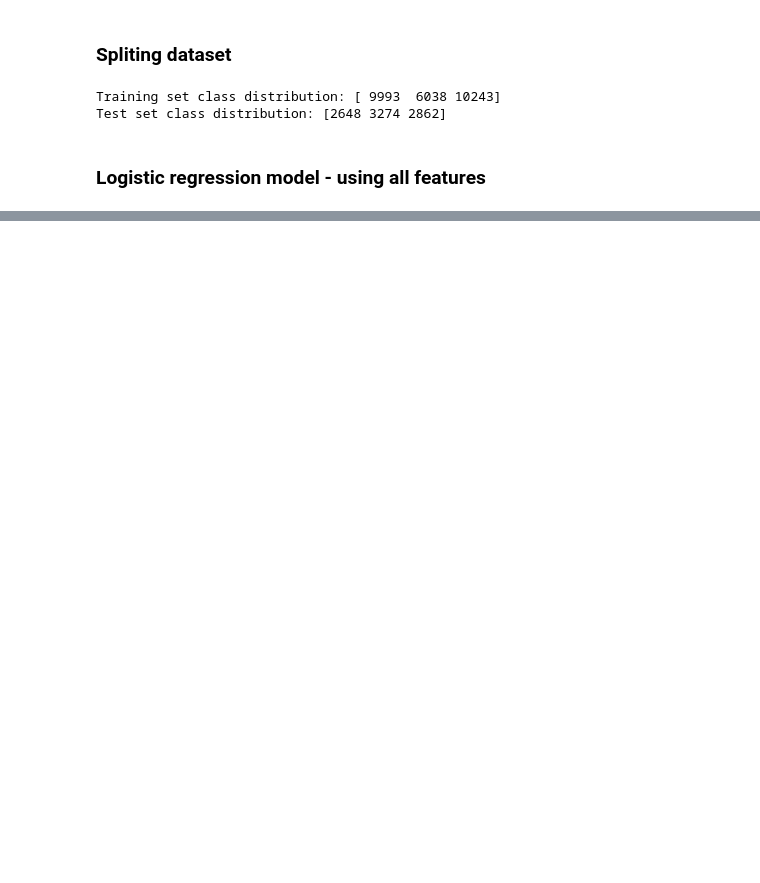
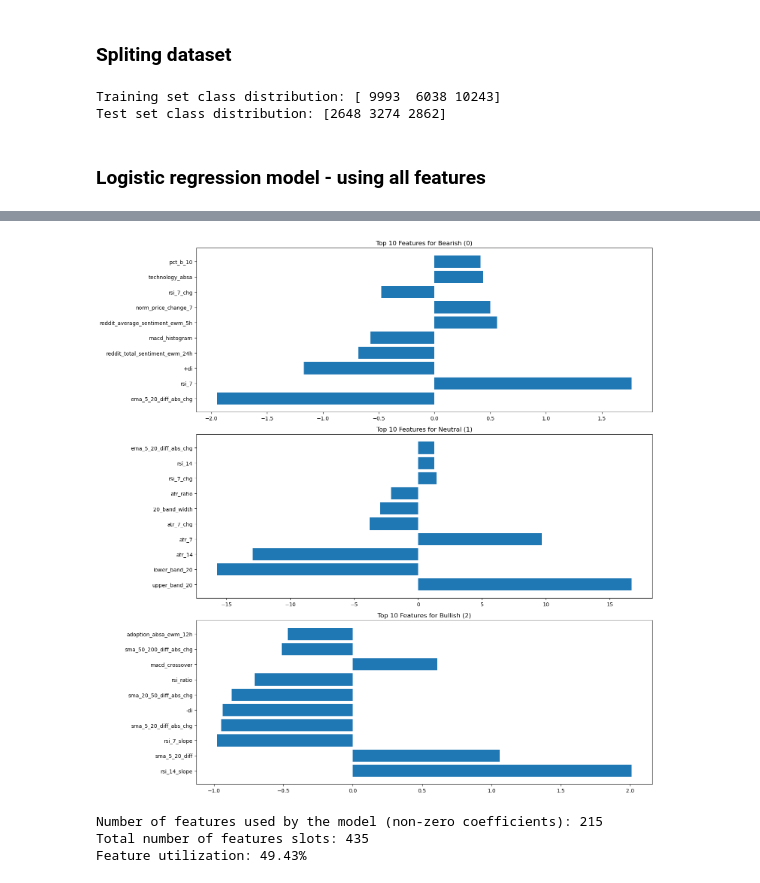
Before and after one commit to alvinku0/Bitcoin-Systematic-Strategies, a Jupyter notebook: modeling_backtesting/LR/LR_v3_all_features.ipynb, the cells around one changed output, grey strips where cells are left out. Saved outputs shown, nothing was run; the diff lists cells and outputs as text; code cells hidden in the pictures; blank space fills up the shorter version.

```diff
--- a/modeling_backtesting/LR/LR_v3_all_features.ipynb
+++ b/modeling_backtesting/LR/LR_v3_all_features.ipynb
@@ -109,0 +121,63 @@ Best cross-validation f1_weighted score:  0.2836534145493473
+# %%
+# Get the coefficients from the logistic regression model within the pipeline
+coefficients = best_model.named_steps['model'].coef_
+
+# Print the shape of coefficients to understand the structure
+print(f"Shape of coefficient matrix: {coefficients.shape}")
+
+# Get feature names
+feature_names = X_train.columns
+
+# Create a function to display coefficients for a class
+def display_class_coefficients(class_idx, class_name):
+  # Coefficients has shape (n_classes, n_features)
+  class_coefs = coefficients[class_idx]
+
+  # Create a DataFrame
+  coef_df = pd.DataFrame({
+    'Feature': feature_names,
+    'Coefficient': class_coefs
+  })
+
+  # Sort by absolute coefficient value
+  coef_df['Abs_Coefficient'] = np.abs(coef_df['Coefficient'])
+  coef_df = coef_df.sort_values(by='Abs_Coefficient', ascending=False)
+
+  # Display top features
+  print(f"\nTop 15 most important features for {class_name}:")
+  print(coef_df.head(15))
+
+  return coef_df
+
+# Display coefficients for each class
+class_names = ['Bearish (0)', 'Neutral (1)', 'Bullish (2)'] # Assuming classes are 0, 1, 2
+
+plt.figure(figsize=(15, 15))
+
+for i, class_name in enumerate(class_names):
+  # Ensure the class index exists in the model's classes_
+  if i < coefficients.shape[0]:
+      coef_df = display_class_coefficients(i, class_name)
+
+      # Plot
+      plt.subplot(3, 1, i+1)
+      # Only plot if coef_df is not empty and has data
+      if not coef_df.empty:
+          top_features = coef_df.head(10)
+          plt.barh(top_features['Feature'], top_features['Coefficient'])
+          plt.title(f'Top 10 Features for {class_name}')
+  else:
+      print(f"Skipping plotting for class index {i}, as model might not have coefficients for it.")
+
+plt.tight_layout()
+plt.show()
+
+# Count number of non-zero coefficients
+# For multi_class, coefficients shape is (n_classes, n_features)
+non_zero_coef = (np.abs(coefficients) > 1e-5).sum()
+total_possible_coef = coefficients.shape[0] * coefficients.shape[1]
+print(f"\nNumber of features used by the model (non-zero coefficients): {non_zero_coef}")
+print(f"Total number of features slots: {total_possible_coef}")
+if total_possible_coef > 0:
+    print(f"Feature utilization: {non_zero_coef / total_possible_coef * 100:.2f}%")
+# %% [output]
@@ -109,0 +201,4 @@ Best cross-validation f1_weighted score:  0.2836534145493473
+[figure, added]
+Number of features used by the model (non-zero coefficients): 215
+Total number of features slots: 435
+Feature utilization: 49.43%
```
Also changed, not shown: parts of 9 cells of this notebook, 2 other files.
